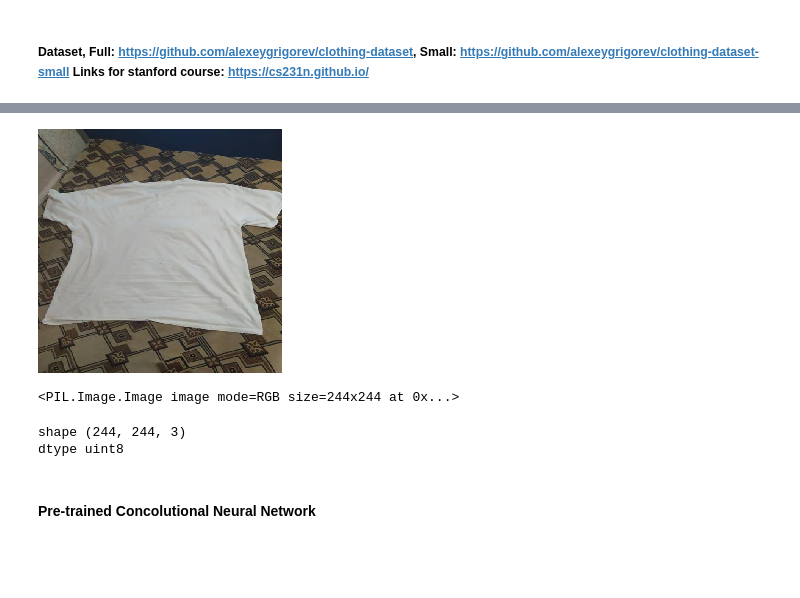
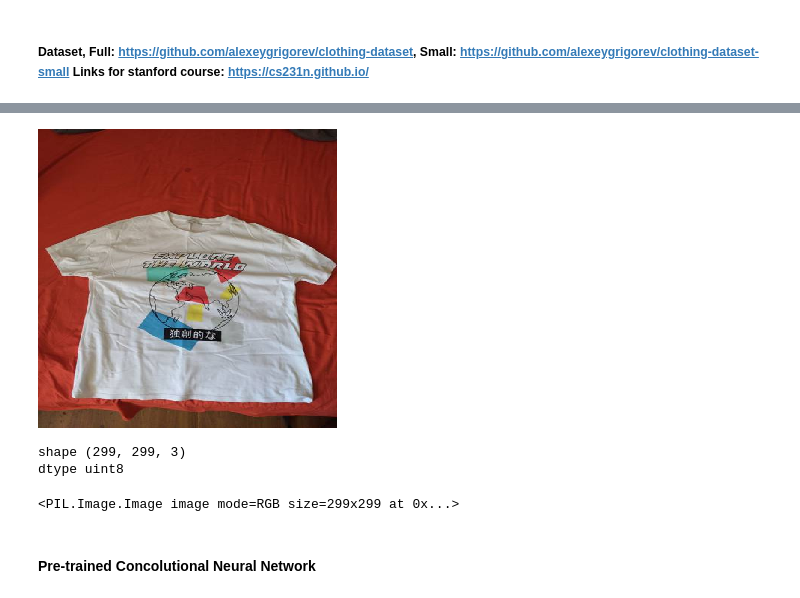
Before and after one commit to minazuki799/Machine-Learning-Zoomcamp, a Jupyter notebook: neuralNetworks/neural_network.ipynb, the cells around one changed output, grey strips where cells are left out. Saved outputs shown, nothing was run; the diff lists cells and outputs as text; code cells hidden in the pictures; blank space fills up the shorter version.

Commit message:
Updated neural network notebook

```diff
--- a/neuralNetworks/neural_network.ipynb
+++ b/neuralNetworks/neural_network.ipynb
@@ -16,29 +17,30 @@ I0000 00:00:1774383687.670457   33284 port.cc:153] oneDNN custom operations are
 # %%
 from tensorflow.keras.preprocessing.image import load_img
 # loading an image
-path = '/workspaces/Machine-Learning-Zoomcamp/neuralNetworks/clothing-dataset-small-master/train/t-shirt/0a85a584-cb49-4795-b2f1-7eebbf09399a.jpg'
-img = load_img(path,target_size=(244,244))
+# path = '/workspaces/Machine-Learning-Zoomcamp/neuralNetworks/clothing-dataset-small-master/train/t-shirt/0a85a584-cb49-4795-b2f1-7eebbf09399a.jpg'
+path_google = '/content/drive/MyDrive/deeplearning_projects/Machine-Learning-Zoomcamp/neuralNetworks/clothing-dataset-small-master/train/t-shirt/00003aeb-ace5-43bf-9a0c-dc31a03e9cd2.jpg'
+img = load_img(path_google,target_size=(299,299))
 img
 #target size usuall (244,244) or (299,299) or (150,150)
 # %% [output]
-[figure, old version]
+[figure, new version]
-# %%
-print(img)
-# img.shape = (244,244,3) / (height, width, channels) red, green, blue represents the channels
-# Red, Green, Blue arrays with each unit measuring from 0 - 255
-#(R,G,B) = (255,0,0) is red
-#(R,G,B) = (0,255,0) is green
-#(R,G,B) = (0,0,255) is blue
-#(R,G,B) = (0,0,0) is black
-#(R,G,B) = (255,255,255) is white
-# %% [output]
-<PIL.Image.Image image mode=RGB size=244x244 at 0x...>
 # %%
 x = np.array(img)
 print("shape", x.shape)
 print("dtype",x.dtype)
 # %% [output]
-shape (244, 244, 3)
+shape (299, 299, 3)
 dtype uint8
+# %%
+print(img)
+# img.shape = (244,244,3) / (height, width, channels) red, green, blue represents the channels
+# Red, Green, Blue arrays with each unit measuring from 0 - 255
+#(R,G,B) = (255,0,0) is red
+#(R,G,B) = (0,255,0) is green
+#(R,G,B) = (0,0,255) is blue
+#(R,G,B) = (0,0,0) is black
+#(R,G,B) = (255,255,255) is white
+# %% [output]
+<PIL.Image.Image image mode=RGB size=299x299 at 0x...>
 # %% [markdown]
 #### Pre-trained Concolutional Neural Network
```
Also changed, not shown: parts of 75 cells of this notebook.
